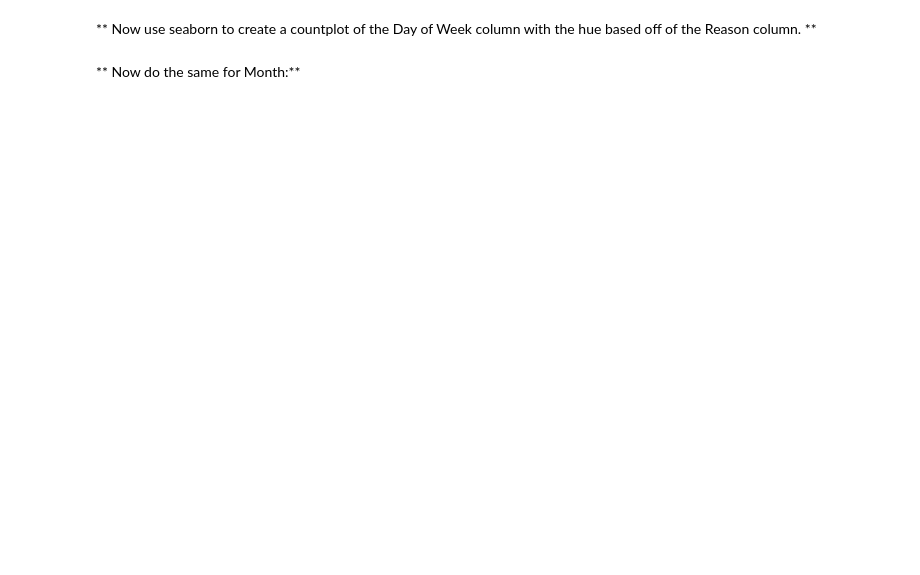
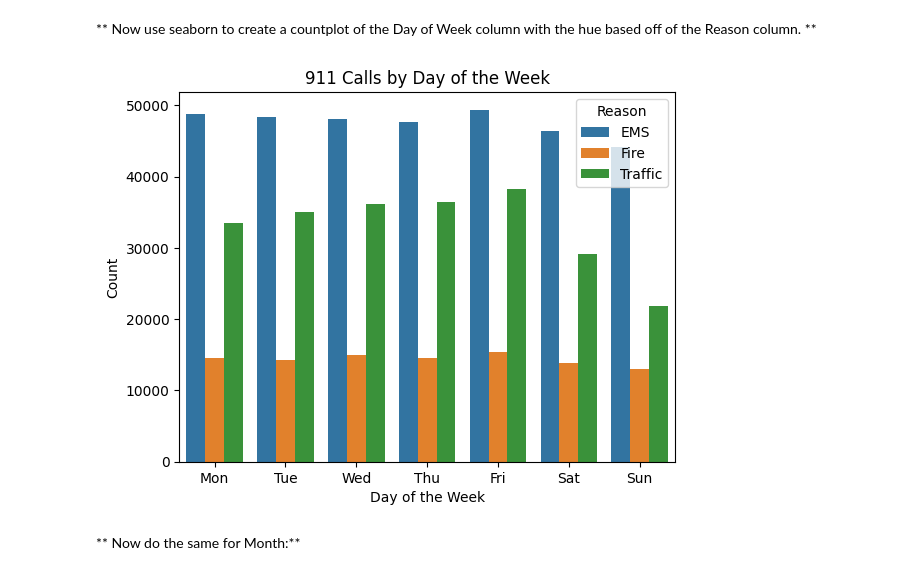
Before and after one commit to daniel-mehta/Data-Analytics, a Jupyter notebook: Lab 8/Analyze_911.ipynb, the cells around one changed output. Drawn from its saved outputs; the diff is of its cells as text; code cells hidden in the pictures; blank space fills up the shorter version.

```diff
--- a/Lab 8/Analyze_911.ipynb
+++ b/Lab 8/Analyze_911.ipynb
@@ -241,3 +268,9 @@ df.head(30)
 ** Notice how the Day of Week is an integer 0-6. Use the .map() with this dictionary to map the actual string names to the day of the week: **
 
     dmap = {0:'Mon',1:'Tue',2:'Wed',3:'Thu',4:'Fri',5:'Sat',6:'Sun'}
+# %%
+dmap = {0: 'Mon', 1: 'Tue', 2: 'Wed', 3: 'Thu', 4: 'Fri', 5: 'Sat', 6: 'Sun'}
+
+df["Day of Week"] = df["Day of Week"].map(dmap)
+
+df.head()
@@ -244,4 +284,14 @@ df.head(30)
 # %% [markdown]
 ** Now use seaborn to create a countplot of the Day of Week column with the hue based off of the Reason column. **
+# %%
+sns.countplot(x=df["Day of Week"], hue=df["Reason"], order=['Mon', 'Tue', 'Wed', 'Thu', 'Fri', 'Sat', 'Sun'])
+
+plt.title("911 Calls by Day of the Week")
+plt.xlabel("Day of the Week")
+plt.ylabel("Count")
+plt.legend(title="Reason")
+plt.show()
+# %% [output]
+[figure, added]
 # %% [markdown]
 ** Now do the same for Month:**
```
Also changed, not shown: parts of 5 cells of this notebook.
